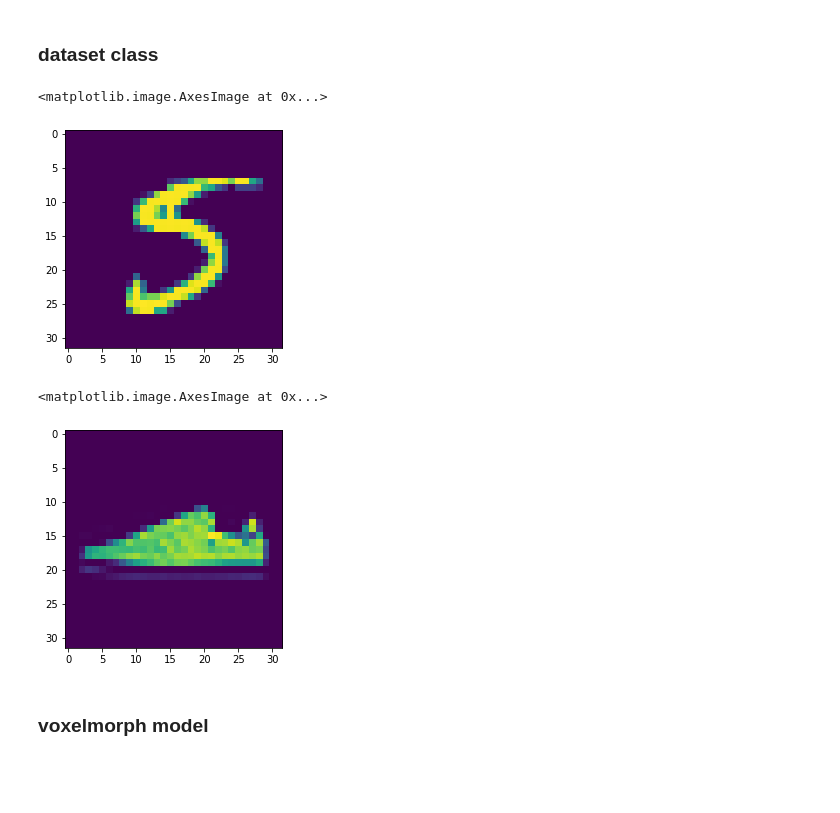
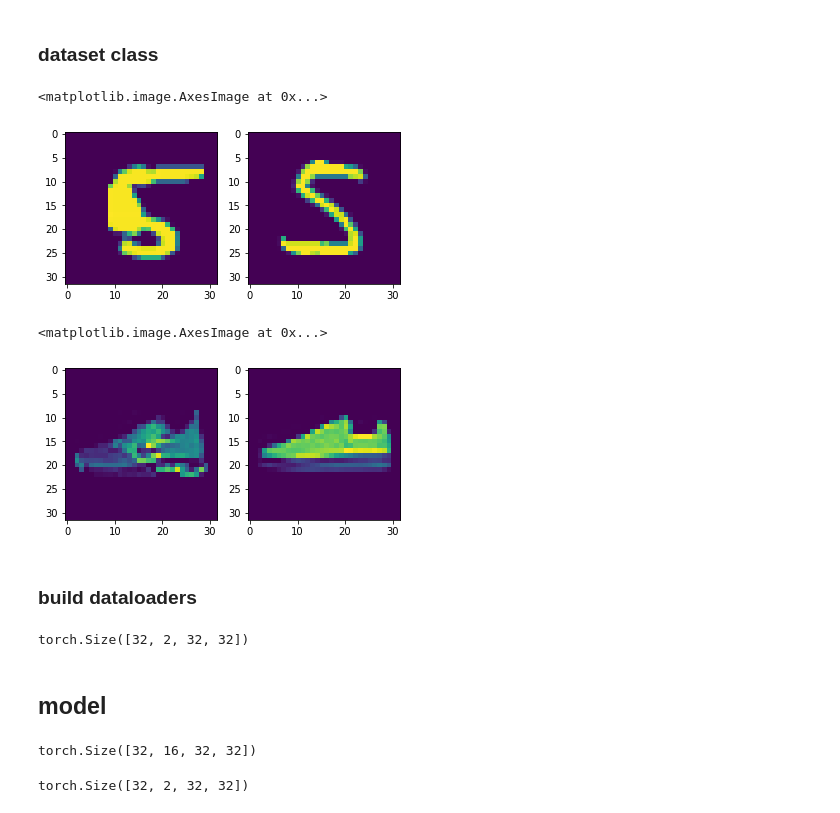
Before and after one commit to clu5/registration, a Jupyter notebook: notebooks/playground.ipynb, the cells around one changed output. Drawn from its saved outputs; the diff is of its cells as text; code cells hidden in the pictures; blank space fills up the shorter version.

```diff
--- a/notebooks/playground.ipynb
+++ b/notebooks/playground.ipynb
@@ -150,16 +170,23 @@ class Dataset(torch.utils.data.Dataset):
 # %%
 five_train_dataset = Dataset(five_split['train_data'], five_split['train_labels'])
 five_val_dataset = Dataset(five_split['val_data'], five_split['val_labels'])
 five_test_dataset = Dataset(five_split['test_data'], five_split['test_labels'])
-plt.imshow(five_train_dataset[0][0][0])
+
+fig, ax = plt.subplots(ncols=2)
+ax[0].imshow(five_train_dataset[0][0])
+ax[1].imshow(five_train_dataset[0][1])
 # %% [output]
 <matplotlib.image.AxesImage at 0x...>
-[figure, old version]
+[figure, new version]
 # %%
 sneaker_train_dataset = Dataset(sneaker_split['train_data'], sneaker_split['train_labels'])
 sneaker_val_dataset = Dataset(sneaker_split['val_data'], sneaker_split['val_labels'])
 sneaker_test_dataset = Dataset(sneaker_split['test_data'], sneaker_split['test_labels'])
-plt.imshow(sneaker_train_dataset[0][0][0])
+fig, ax = plt.subplots(ncols=2)
+ax[0].imshow(sneaker_train_dataset[0][0])
+ax[1].imshow(sneaker_train_dataset[0][1])
 # %% [output]
 <matplotlib.image.AxesImage at 0x...>
-[figure, old version]
+[figure, new version]
+# %% [markdown]
+### build dataloaders
@@ -166,2 +214,6 @@ plt.imshow(sneaker_train_dataset[0][0][0])
+# %%
+next(iter(five_train_loader)).shape
+# %% [output]
+torch.Size([32, 2, 32, 32])
 # %% [markdown]
-### voxelmorph model
+## model
@@ -167,0 +224,4 @@ plt.imshow(sneaker_train_dataset[0][0][0])
+# %%
+unet(next(iter(sneaker_train_loader))[:, 0].unsqueeze(1)).shape
+# %% [output]
+torch.Size([32, 16, 32, 32])
@@ -167,0 +230,4 @@ plt.imshow(sneaker_train_dataset[0][0][0])
+# %%
+img.shape
+# %% [output]
+torch.Size([32, 2, 32, 32])
```
Also changed, not shown: parts of 19 cells of this notebook.
